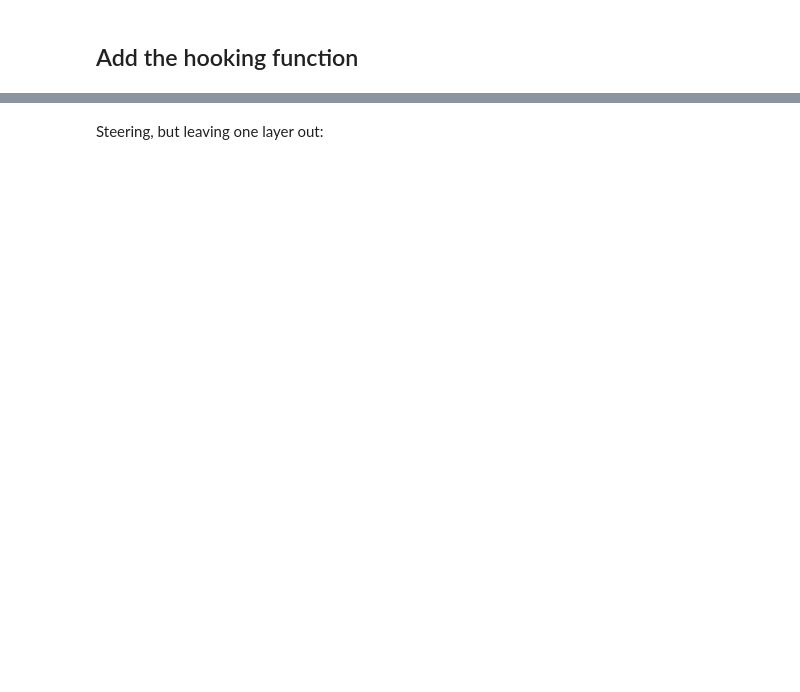
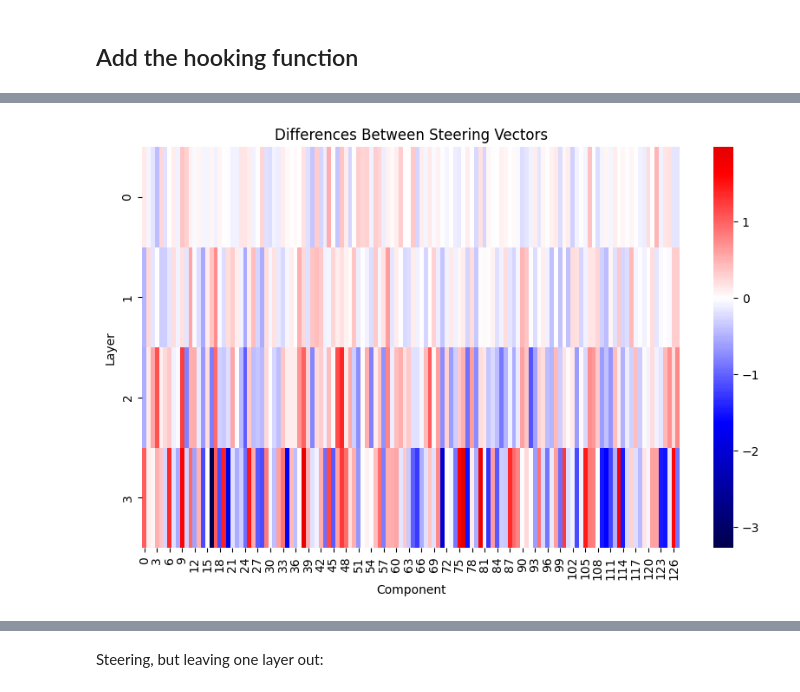
Before and after one commit to adamimos/epsilon-transformers, a Jupyter notebook: examples/steering_rrxor_projection.ipynb, the cells around one changed output, grey strips where cells are left out. Cells and saved outputs as stored; diff of their text form; code cells hidden in the pictures; blank space fills up the shorter version.

```diff
--- a/examples/steering_rrxor_projection.ipynb
+++ b/examples/steering_rrxor_projection.ipynb
@@ -237,7 +237,7 @@ Using the `run_activation_to_beliefs_regression` function, we run the linear reg
 # and we have transformer_input_belief_indices [batch, n_ctx]
 
 # in the end we want to do linear regression between the activations and the transformer_input_beliefs
-def run_activation_to_beliefs_regression(activations, ground_truth_beliefs):
+def run_activation_to_beliefs_regression(activations, ground_truth_beliefs, regression=LinearRegression()):
 
     # make sure the first two dimensions are the same
     assert activations.shape[0] == ground_truth_beliefs.shape[0]
@@ -250,7 +250,6 @@ def run_activation_to_beliefs_regression(activations, ground_truth_beliefs):
     ground_truth_beliefs_flattened = ground_truth_beliefs.view(-1, belief_dim) # [batch * n_ctx, belief_dim]
 
     # run the regression
-    regression = LinearRegression()
     regression.fit(activations_flattened, ground_truth_beliefs_flattened)
 
     # get the belief predictions
@@ -504,13 +618,12 @@ same_vector_all_layers = starting_vector/len(per_layer_steering_vector)
 same_vector_all_layers = {k:same_vector_all_layers for k in per_layer_steering_vector.keys()}
 # %%
 # Steering in just one layer
-
 from collections import defaultdict
 F_state =torch.Tensor([0,0,0,0,1])
 T_state =torch.Tensor([0,0,0,1,0])
 
 # steering_dicts = defaultdict(list)
-steering_dict ={}
+steering_dict_single_seperate_regressions ={}
 
 for key in activations.keys():
     new_steering_dicts =[]
@@ -523,14 +636,14 @@ for key in activations.keys():
     inverse =np.linalg.pinv(regression.coef_)
 
     new_steering_vector =torch.Tensor(inverse @ displacement.numpy())
-    steering_dict[key] = new_steering_vector
+    steering_dict_single_seperate_regressions[key] = new_steering_vector
 
     # for new_key in activations.keys():
     #     new_steering_dicts.append({new_key: new_steering_vector})
     # steering_dicts[key].append(new_steering_dicts)
 
 
-for k,v in steering_dict.items():
+for k,v in steering_dict_single_seperate_regressions.items():
     steer_and_analyse_transformer(model, {k:v}, transformer_inputs, transformer_input_belief_indices, mult=1, save=True)
 # %% [output]
 Shape of activations: torch.Size([436, 10, 128])
@@ -547,0 +730,89 @@ tensor(79.5650, grad_fn=<LinalgVectorNormBackward0>)
+# %%
+# Use same regression for everything
+from collections import defaultdict
+F_state =torch.Tensor([0,0,0,0,1])
+T_state =torch.Tensor([0,0,0,1,0])
+
+steering_dicts = defaultdict(list)
+# steering_dict ={}
+
+acts = torch.concatenate([v for k, v in activations.items()], dim=-1) #if k == 'blocks.3.hook_resid_post'
+print(f"Shape of activations: {acts.shape}")
+regression, belief_predictions = run_activation_to_beliefs_regression(acts, transformer_input_beliefs)
+
+new_steering_dicts =[]
+
+print(f"Shape of belief_predictions: {belief_predictions.shape}")
+displacement =  T_state- F_state
+inverse =np.linalg.pinv(regression.coef_)
+
+new_steering_vector =torch.Tensor(inverse @ displacement.numpy())
+
+# steering_dict = {'blocks.0.hook_resid_post': new_steering_vector[:128],
+#                  'blocks.1.hook_resid_post': new_steering_vector[128:256],
+#                     'blocks.2.hook_resid_post': new_steering_vector[256:384],
+#                     'blocks.3.hook_resid_post': new_steering_vector[384:512]}
+
+steering_dict = {k:v for k,v in zip(activations.keys(), torch.chunk(new_steering_vector, len(activations.keys())))}
+
+# Steering in just one layer
+from collections import defaultdict
+F_state =torch.Tensor([0,0,0,0,1])
+T_state =torch.Tensor([0,0,0,1,0])
+
+# steering_dicts = defaultdict(list)
+steering_dict_single_seperate_regressions ={}
+
+for key in activations.keys():
+    new_steering_dicts =[]
+
+    acts = torch.concatenate([v for k, v in activations.items() if k == key], dim=-1) #if k == 'blocks.3.hook_resid_post'
+    print(f"Shape of activations: {acts.shape}")
+    regression, belief_predictions = run_activation_to_beliefs_regression(acts, transformer_input_beliefs)
+    print(f"Shape of belief_predictions: {belief_predictions.shape}")
+    displacement =  T_state- F_state
+    inverse =np.linalg.pinv(regression.coef_)
+
+    new_steering_vector =torch.Tensor(inverse @ displacement.numpy())
+    steering_dict_single_seperate_regressions[key] = new_steering_vector
+
+    # for new_key in activations.keys():
+    #     new_steering_dicts.append({new_key: new_steering_vector})
+    # steering_dicts[key].append(new_steering_dicts)
+
+
+
+#Compare vectors:
+vector_diffs =[]
+for k,v in steering_dict_single_seperate_regressions.items():
+    vector_diffs.append(v-steering_dict[k])
+
+
+
+# diff_matrix = torch.stack(vector_diffs)
+# plot_vector(diff_matrix)
+import torch
+import matplotlib.pyplot as plt
+import seaborn as sns
+
+# Assuming you have the following variables from your previous code:
+# steering_dict: obtained from regression over all layers
+# steering_dict_single_seperate_regressions: obtained from regression over individual layers
+
+# Calculate differences
+vector_diffs = []
+for k, v in steering_dict_single_seperate_regressions.items():
+    vector_diffs.append((v - steering_dict[k]).numpy())
+
+# Stack differences into a matrix
+diff_matrix = torch.stack([torch.Tensor(diff) for diff in vector_diffs])
+
+# Visualize the differences
+plt.figure(figsize=(10, 6))
+sns.heatmap(diff_matrix, cmap='seismic', center=0)
+plt.title("Differences Between Steering Vectors")
+plt.xlabel("Component")
+plt.ylabel("Layer")
+plt.colorbar()
+plt.show()
+# %% [output]
@@ -547,0 +830 @@ tensor(79.5650, grad_fn=<LinalgVectorNormBackward0>)
+[figure, added]
```
Also changed, not shown: parts of 31 cells of this notebook.
